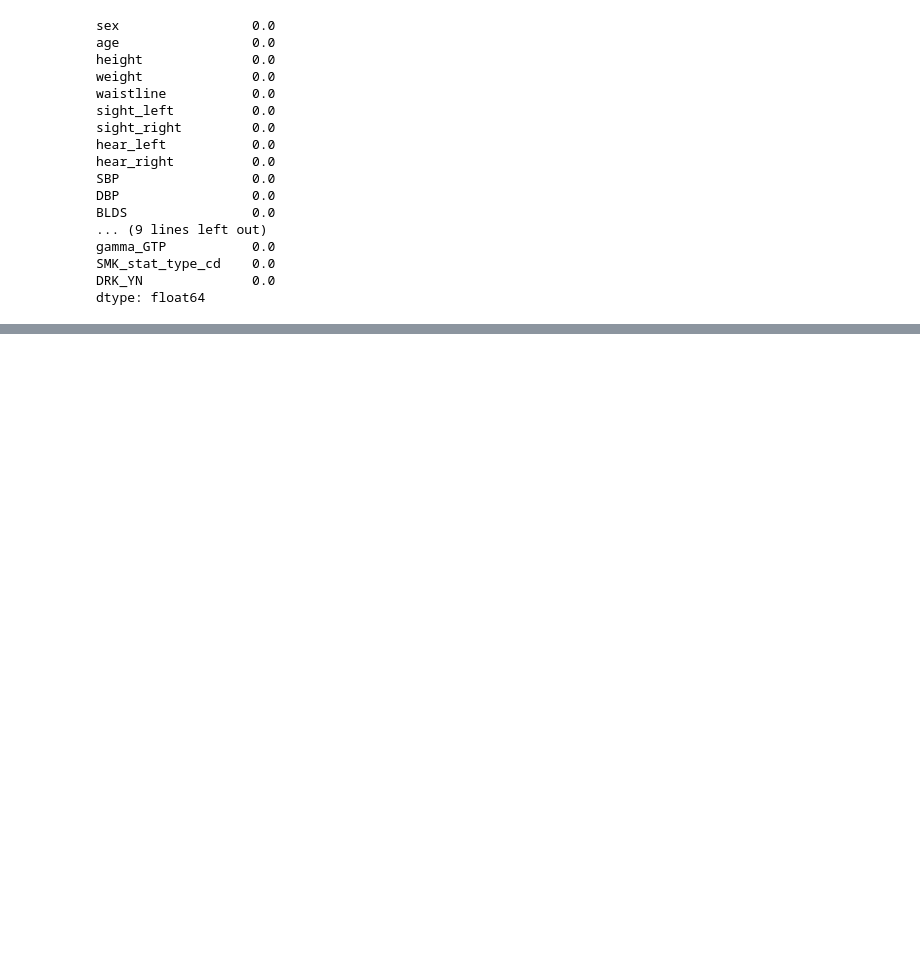
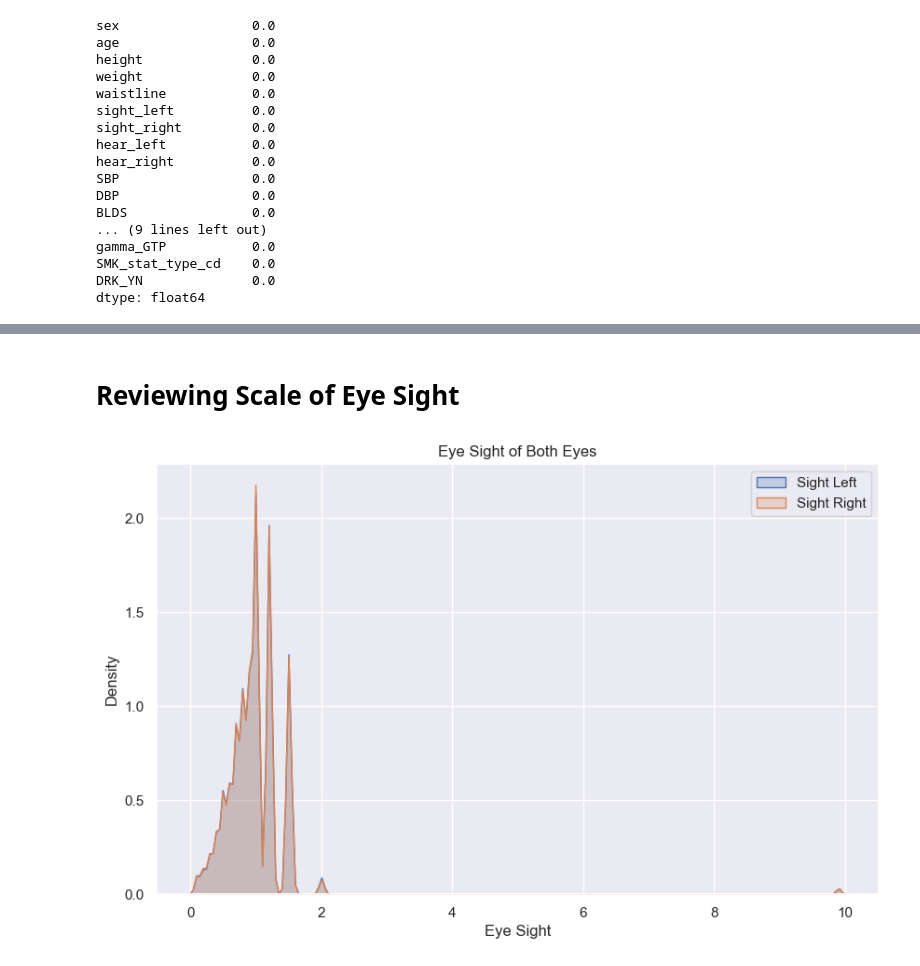
Before and after one commit to BVishal-Geek/Alcohol-Classification, a Jupyter notebook: src/Main.ipynb, the cells around one changed output, grey strips where cells are left out. Drawn from its saved outputs; the diff is of its cells as text; code cells hidden in the pictures; blank space fills up the shorter version.

```diff
--- a/src/Main.ipynb
+++ b/src/Main.ipynb
@@ -10,7 +40,7 @@ from sklearn.preprocessing import StandardScaler
 # %% [markdown]
 # Reading Data
 # %%
-df = pd.read_csv("/Users/vishal/Desktop/Way to New World/University/01_All_Semesters/02_Semester/02_Machine Learning P/Final Term Project /Dataset/smoking_driking_dataset_Ver01.csv")
+df = pd.read_csv("/Users/vishal/Desktop/Way to New World/University/01_All_Semesters/02_Semester/02_Machine Learning P/Final Term Project /Alcohol-Classification/Datasets/smoking_driking_dataset_Ver01.csv")
 # %% [markdown]
 # Checking Info & Description
 # %%
@@ -76,0 +159,15 @@ dtype: float64
+# %%
+sns.set_theme(context='notebook', style='darkgrid', palette='deep', font='sans-serif', font_scale=1, color_codes=True, rc=None)
+# %% [markdown]
+# Reviewing Scale of Eye Sight
+# %%
+plt.figure(figsize=(10,6))
+sns.kdeplot(df, x="sight_left", shade=True, label="Sight Left")
+sns.kdeplot(df, x="sight_right", shade=True, label="Sight Right")
+plt.xlabel("Eye Sight")
+plt.ylabel("Density")
+plt.title("Eye Sight of Both Eyes")
+plt.legend(loc="upper right")
+plt.show()
+# %% [output]
+[figure, added]
```
Also changed, not shown: parts of 78 cells of this notebook.
